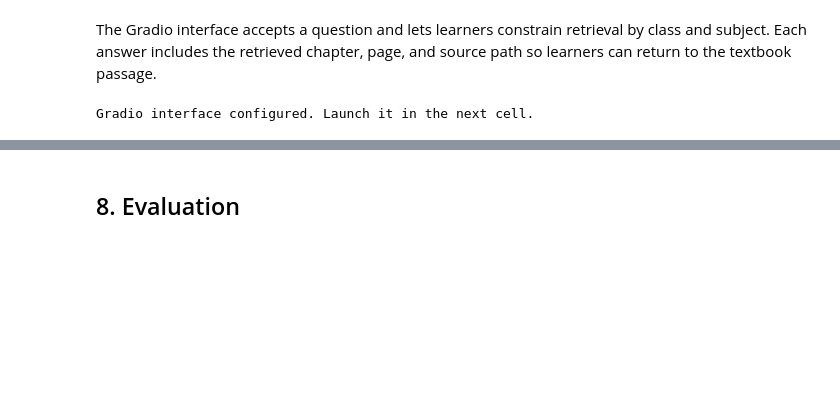
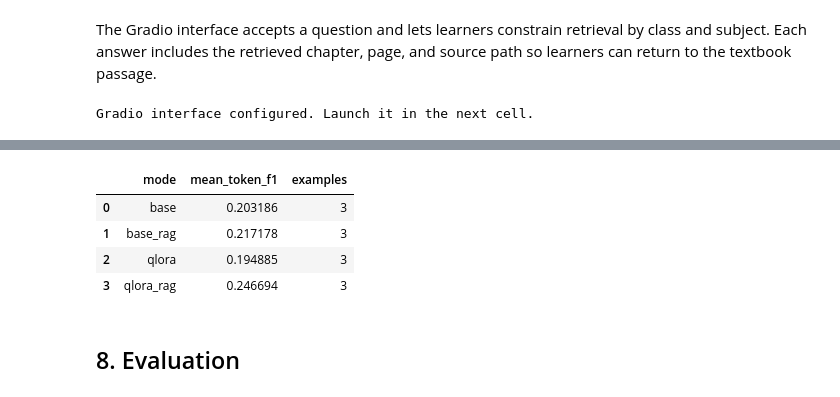
Before and after one commit to mamoor2019/LLMBot, a Jupyter notebook: NCERTlearningAsistant_mamoor.ipynb, the cells around one changed output, grey strips where cells are left out. Drawn from its saved outputs; the diff is of its cells as text; code cells hidden in the pictures; blank space fills up the shorter version.

```diff
--- a/NCERTlearningAsistant_mamoor.ipynb
+++ b/NCERTlearningAsistant_mamoor.ipynb
@@ -688,7 +680,8 @@ trainer.train()
 ADAPTER_DIR = OUTPUT_ROOT / "phi3-qlora-adapter"
 trainer.model.save_pretrained(ADAPTER_DIR)
 tokenizer.save_pretrained(ADAPTER_DIR)
-model.config.use_cache = True
+# Keep cache disabled after LoRA training as well; Phi-3 remote generation is incompatible with the newer DynamicCache API.
+model.config.use_cache = False
 model.eval()
 print(f"Saved QLoRA adapter to {ADAPTER_DIR}")
 # %% [output]
@@ -743,7 +736,7 @@ Saved FAISS index and chunk metadata to /content/artifacts/faiss_ncert
 ### Validate semantic retrieval
 # %%
 # Search the FAISS index for passages related to a question, then apply optional class/subject filters.
-def retrieve_chunks(query, grade=None, subject=None, top_k=5):
+def retrieve_chunks(query, grade=None, subject=None, top_k=3):
     # Return early for an invalid result count or an index that has no textbook chunks.
     if top_k <= 0 or vector_index.ntotal == 0:
         return []
@@ -830,8 +823,8 @@ SUMMARY
 ### Context-grounded answer generation
 # %%
 # Retrieve passages that match the question and any class/subject filters selected by the learner.
-def rag_answer(question, grade=None, subject=None):
-    retrieved = retrieve_chunks(question, grade=grade, subject=subject, top_k=5)
+def rag_answer(question, grade=None, subject=None, top_k=2):
+    retrieved = retrieve_chunks(question, grade=grade, subject=subject, top_k=top_k)
     if not retrieved:
         return "I could not find a matching passage in the selected NCERT textbooks.", []
 
@@ -967,10 +895,0 @@ reference_column = "output"
-# %%
-# Compute the evaluation metric for each generation mode and save the results for comparison.
-metric_rows = []
-for mode, column in prediction_columns.items():
-    scores = [token_f1(reference, prediction) for reference, prediction in zip(eval_df[reference_column], eval_df[column])]
-    metric_rows.append({"mode": mode, "mean_token_f1": float(np.mean(scores)), "examples": len(scores)})
-evaluation_results = pd.DataFrame(metric_rows)
-display(evaluation_results)
-evaluation_results.to_csv(OUTPUT_ROOT / "evaluation_results.csv", index=False)
-print("Metric is lexical token F1 against automatically generated Q&A answers.")
@@ -984,3 +909,83 @@ Metric is lexical token F1 against automatically generated Q&A answers; manually
+# %%
+import re
+import pandas as pd
+import numpy as np
+
+def token_f1(reference, prediction):
+    reference_tokens = re.findall(r"\w+", str(reference).casefold())
+    prediction_tokens = re.findall(r"\w+", str(prediction).casefold())
+    if not reference_tokens or not prediction_tokens:
+        return 0.0
+    reference_counts = pd.Series(reference_tokens).value_counts().to_dict()
+    prediction_counts = pd.Series(prediction_tokens).value_counts().to_dict()
+    overlap = sum(
+        min(reference_counts[token], prediction_counts[token])
+        for token in reference_counts.keys() & prediction_counts.keys()
+    )
+    if overlap == 0:
+        return 0.0
+    precision = overlap / len(prediction_tokens)
+    recall = overlap / len(reference_tokens)
+    return 2 * precision * recall / (precision + recall)
+
+def run_evaluation():
+    """Run model comparison independently from the chatbot startup path."""
+    if not hasattr(model, "peft_config"):
+        raise RuntimeError("Run the QLoRA training cell before evaluating the fine-tuned model.")
+
+    qlora_predictions = []
+    for _, row in eval_df.iterrows():
+        qlora_predictions.append(generate_text([{"role": "user", "content": build_question_prompt(row)}]))
+    eval_df["qlora_answer"] = qlora_predictions
+
+    base_rag_predictions = []
+    with model.disable_adapter():
+        for _, row in eval_df.iterrows():
+            answer, _ = rag_answer(row["question"], grade=row["class"], subject=row["subject"])
+            base_rag_predictions.append(answer)
+    eval_df["base_rag_answer"] = base_rag_predictions
+
+    qlora_rag_predictions = []
+    for _, row in eval_df.iterrows():
+        answer, _ = rag_answer(row["question"], grade=row["class"], subject=row["subject"])
+        qlora_rag_predictions.append(answer)
+    eval_df["qlora_rag_answer"] = qlora_rag_predictions
+
+    eval_df[["class", "subject", "question", "base_answer", "base_rag_answer", "qlora_answer", "qlora_rag_answer"]].head()
+
+    prediction_columns = {
+        "base": "base_answer",
+        "base_rag": "base_rag_answer",
+        "qlora": "qlora_answer",
+        "qlora_rag": "qlora_rag_answer",
+    }
+
+    reference_column = "output"
+    metric_rows = []
+    for mode, column in prediction_columns.items():
+        scores = [
+            token_f1(reference, prediction)
+            for reference, prediction in zip(eval_df[reference_column], eval_df[column])
+        ]
+        metric_rows.append({
+            "mode": mode,
+            "mean_token_f1": float(np.mean(scores)),
+            "examples": len(scores),
+        })
+
+    evaluation_results = pd.DataFrame(metric_rows)
+    evaluation_results.to_csv(OUTPUT_ROOT / "evaluation_results.csv", index=False)
+    return evaluation_results
+
+# Run evaluation only when you explicitly want to compare model variants.
+evaluation_results = run_evaluation()
+display(evaluation_results)
+# %% [output]
+|  | mode | mean_token_f1 | examples |
+| 0 | base | 0.203186 | 3 |
+| 1 | base_rag | 0.217178 | 3 |
+| 2 | qlora | 0.194885 | 3 |
+| 3 | qlora_rag | 0.246694 | 3 |
 # %% [markdown]
 ## 8. Evaluation
 # %%
```
Also changed, not shown: parts of 11 cells of this notebook.
